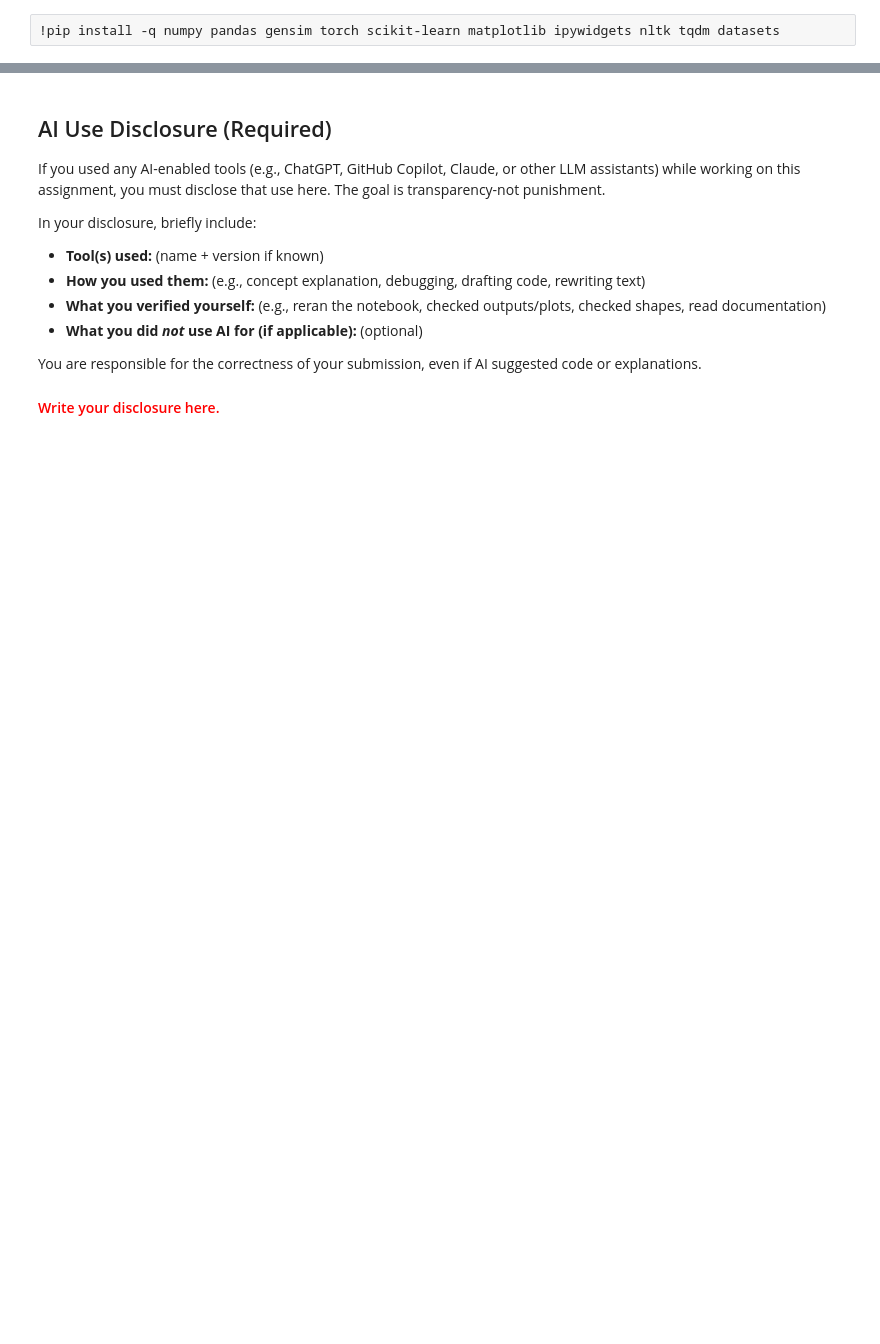
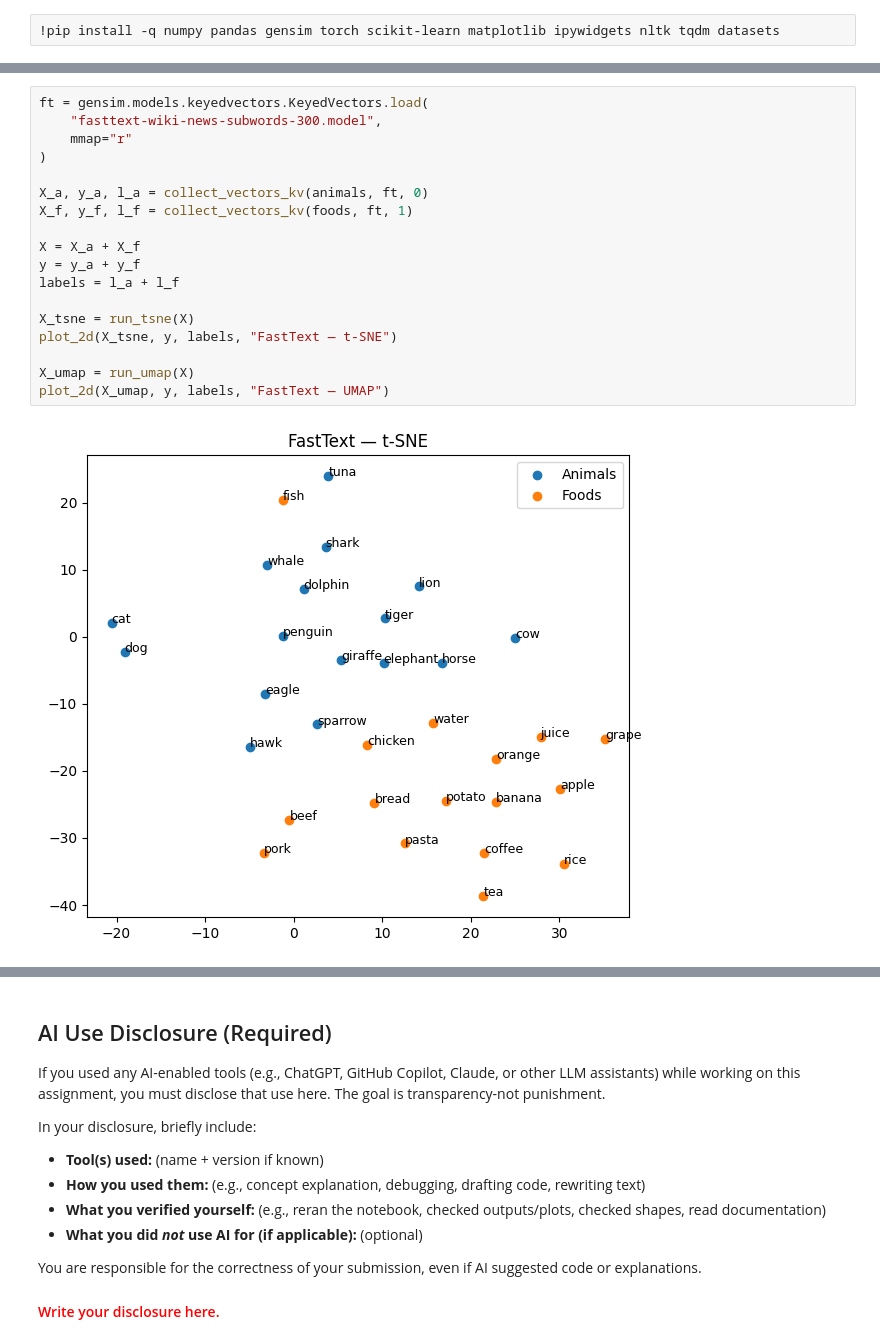
Before and after one commit to Anushka-De/stat359, a Jupyter notebook: student/Assignment_2/inspect_embeddings.ipynb, the cells around one changed output, grey strips where cells are left out. Cells and saved outputs as stored; diff of their text form; blank space fills up the shorter version.

```diff
--- a/student/Assignment_2/inspect_embeddings.ipynb
+++ b/student/Assignment_2/inspect_embeddings.ipynb
@@ -64,0 +370,20 @@ FileNotFoundError: [Errno 2] No such file or directory: 'word2vec_embeddings.pkl
+# %%
+ft = gensim.models.keyedvectors.KeyedVectors.load(
+    "fasttext-wiki-news-subwords-300.model",
+    mmap="r"
+)
+
+X_a, y_a, l_a = collect_vectors_kv(animals, ft, 0)
+X_f, y_f, l_f = collect_vectors_kv(foods, ft, 1)
+
+X = X_a + X_f
+y = y_a + y_f
+labels = l_a + l_f
+
+X_tsne = run_tsne(X)
+plot_2d(X_tsne, y, labels, "FastText — t-SNE")
+
+X_umap = run_umap(X)
+plot_2d(X_umap, y, labels, "FastText — UMAP")
+# %% [output]
+[figure, added]
```
Also changed, not shown: parts of 22 cells of this notebook.
